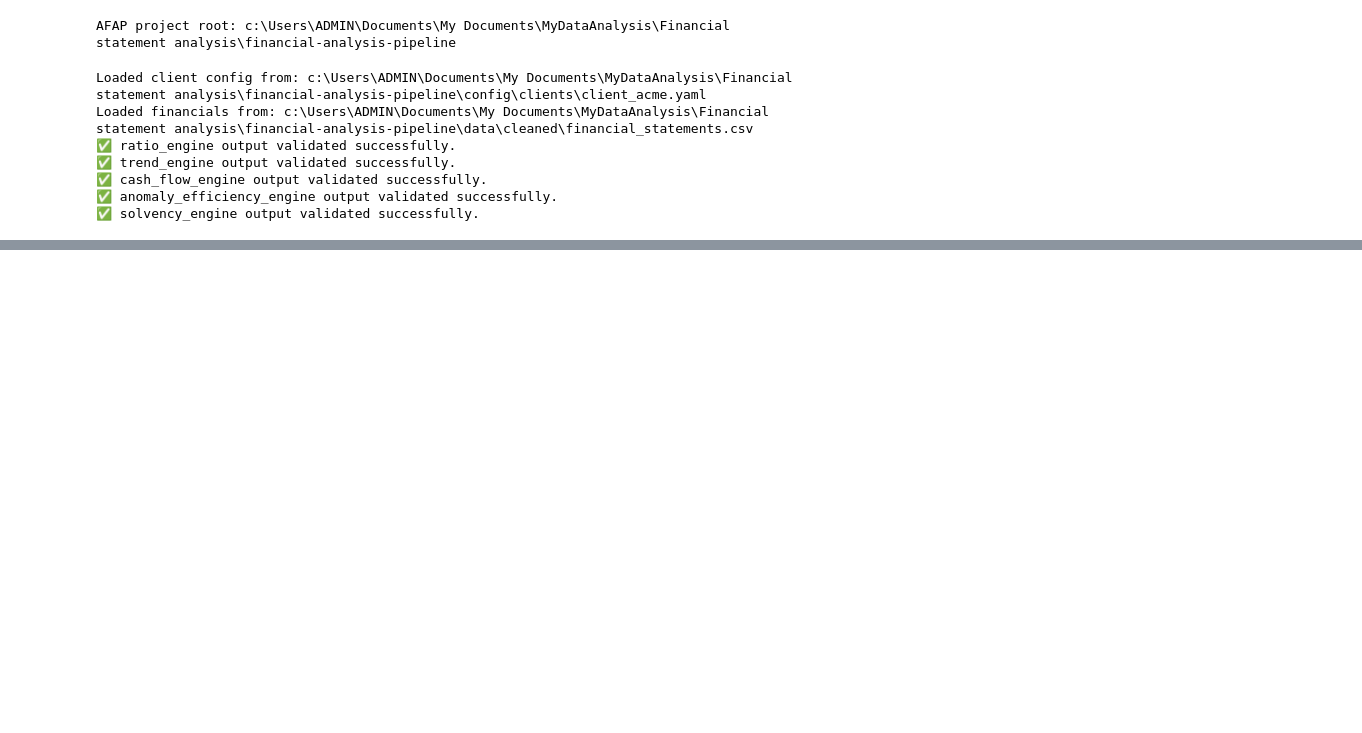
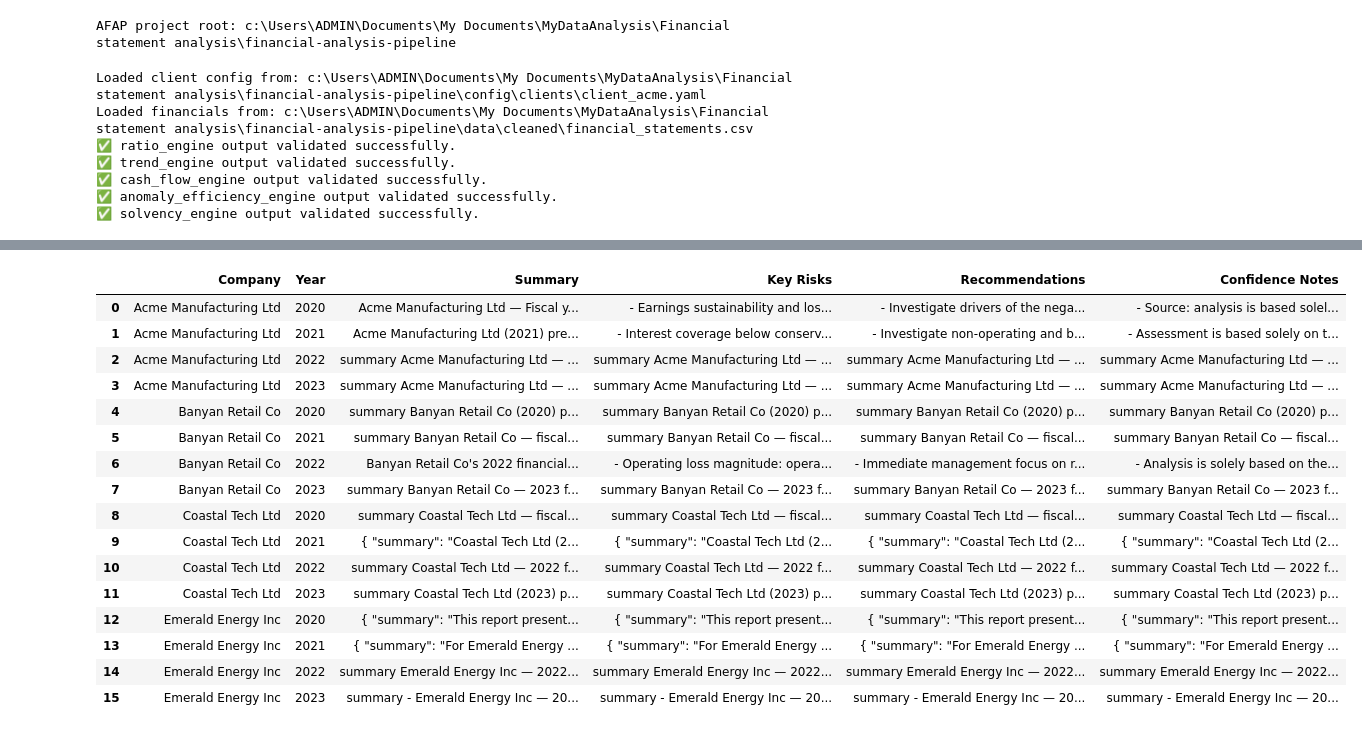
Before and after one commit to Ich-ii/financial-analysis-pipeline-2, a Jupyter notebook: financial-analysis-pipeline/notebooks/10_client_config_validation.ipynb, the cells around one changed output, grey strips where cells are left out. Saved outputs shown, nothing was run; the diff lists cells and outputs as text; code cells hidden in the pictures; blank space fills up the shorter version.

```diff
--- a/financial-analysis-pipeline/notebooks/10_client_config_validation.ipynb
+++ b/financial-analysis-pipeline/notebooks/10_client_config_validation.ipynb
@@ -88,0 +141,47 @@ outputs
+# %%
+def clean_text(text):
+    return " ".join(text.split())
+# %%
+summary_list = []
+
+ai_outputs = outputs["ai_interpretation"]  # 🔑 THIS IS THE FIX
+
+for ai in ai_outputs:
+    interp_text = ai.get("interpretation", "")
+
+    summary_list.append({
+        "Company": ai.get("Company", ""),
+        "Year": ai.get("Year", ""),
+        "Summary": clean_text(extract_section(interp_text, "summary:", "key_risks:")),
+        "Key Risks": clean_text(extract_section(interp_text, "key_risks:", "recommendations:")),
+        "Recommendations": clean_text(extract_section(interp_text, "recommendations:", "confidence_notes:")),
+        "Confidence Notes": clean_text(extract_section(interp_text, "confidence_notes:"))
+    })
+
+summary_df = pd.DataFrame(summary_list)
+# %%
+import pandas as pd
+
+# Show full column content in Jupyter
+pd.set_option('display.max_colwidth', None)
+
+# Then display your table
+display(summary_df)
+# %% [output]
+|  | Company | Year | Summary | Key Risks | Recommendations | Confidence Notes |
+| 0 | Acme Manufacturing Ltd | 2020 | Acme Manufacturing Ltd — Fiscal y... | - Earnings sustainability and los... | - Investigate drivers of the nega... | - Source: analysis is based solel... |
+| 1 | Acme Manufacturing Ltd | 2021 | Acme Manufacturing Ltd (2021) pre... | - Interest coverage below conserv... | - Investigate non-operating and b... | - Assessment is based solely on t... |
+| 2 | Acme Manufacturing Ltd | 2022 | summary Acme Manufacturing Ltd — ... | summary Acme Manufacturing Ltd — ... | summary Acme Manufacturing Ltd — ... | summary Acme Manufacturing Ltd — ... |
+| 3 | Acme Manufacturing Ltd | 2023 | summary Acme Manufacturing Ltd — ... | summary Acme Manufacturing Ltd — ... | summary Acme Manufacturing Ltd — ... | summary Acme Manufacturing Ltd — ... |
+| 4 | Banyan Retail Co | 2020 | summary Banyan Retail Co (2020) p... | summary Banyan Retail Co (2020) p... | summary Banyan Retail Co (2020) p... | summary Banyan Retail Co (2020) p... |
+| 5 | Banyan Retail Co | 2021 | summary Banyan Retail Co — fiscal... | summary Banyan Retail Co — fiscal... | summary Banyan Retail Co — fiscal... | summary Banyan Retail Co — fiscal... |
+| 6 | Banyan Retail Co | 2022 | Banyan Retail Co's 2022 financial... | - Operating loss magnitude: opera... | - Immediate management focus on r... | - Analysis is solely based on the... |
+| 7 | Banyan Retail Co | 2023 | summary Banyan Retail Co — 2023 f... | summary Banyan Retail Co — 2023 f... | summary Banyan Retail Co — 2023 f... | summary Banyan Retail Co — 2023 f... |
+| 8 | Coastal Tech Ltd | 2020 | summary Coastal Tech Ltd — fiscal... | summary Coastal Tech Ltd — fiscal... | summary Coastal Tech Ltd — fiscal... | summary Coastal Tech Ltd — fiscal... |
+| 9 | Coastal Tech Ltd | 2021 | { "summary": "Coastal Tech Ltd (2... | { "summary": "Coastal Tech Ltd (2... | { "summary": "Coastal Tech Ltd (2... | { "summary": "Coastal Tech Ltd (2... |
+| 10 | Coastal Tech Ltd | 2022 | summary Coastal Tech Ltd — 2022 f... | summary Coastal Tech Ltd — 2022 f... | summary Coastal Tech Ltd — 2022 f... | summary Coastal Tech Ltd — 2022 f... |
+| 11 | Coastal Tech Ltd | 2023 | summary Coastal Tech Ltd (2023) p... | summary Coastal Tech Ltd (2023) p... | summary Coastal Tech Ltd (2023) p... | summary Coastal Tech Ltd (2023) p... |
+| 12 | Emerald Energy Inc | 2020 | { "summary": "This report present... | { "summary": "This report present... | { "summary": "This report present... | { "summary": "This report present... |
+| 13 | Emerald Energy Inc | 2021 | { "summary": "For Emerald Energy ... | { "summary": "For Emerald Energy ... | { "summary": "For Emerald Energy ... | { "summary": "For Emerald Energy ... |
+| 14 | Emerald Energy Inc | 2022 | summary Emerald Energy Inc — 2022... | summary Emerald Energy Inc — 2022... | summary Emerald Energy Inc — 2022... | summary Emerald Energy Inc — 2022... |
+| 15 | Emerald Energy Inc | 2023 | summary - Emerald Energy Inc — 20... | summary - Emerald Energy Inc — 20... | summary - Emerald Energy Inc — 20... | summary - Emerald Energy Inc — 20... |
```
Also changed, not shown: parts of 5 cells of this notebook, 2 other files.
